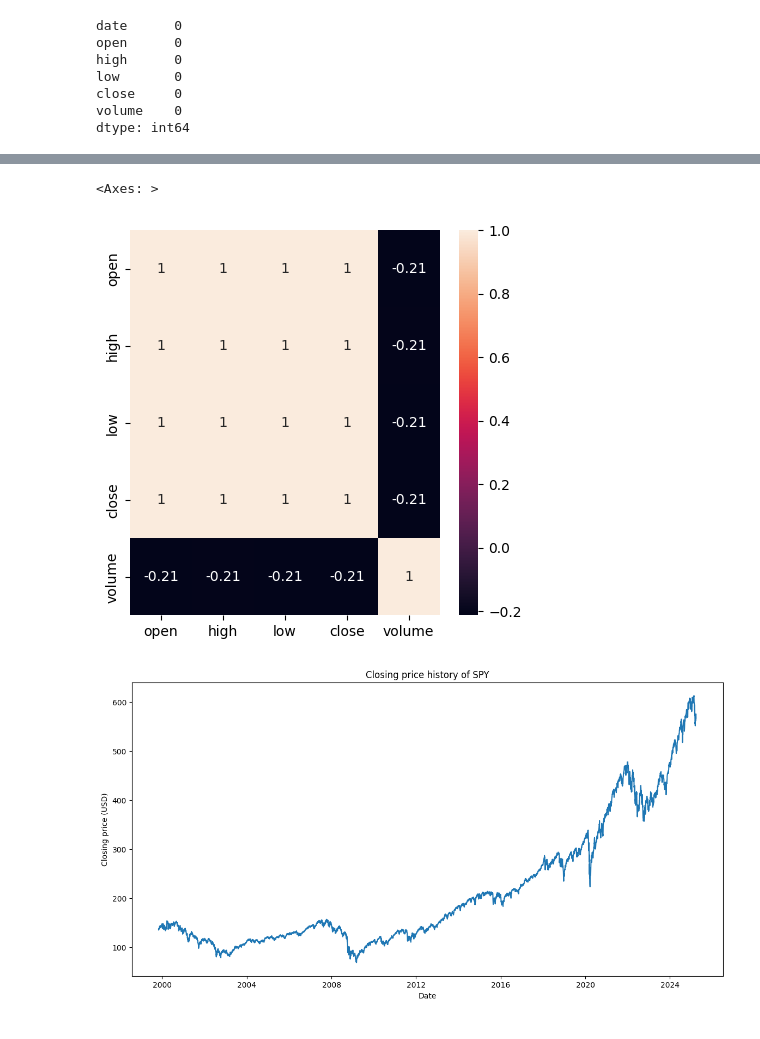
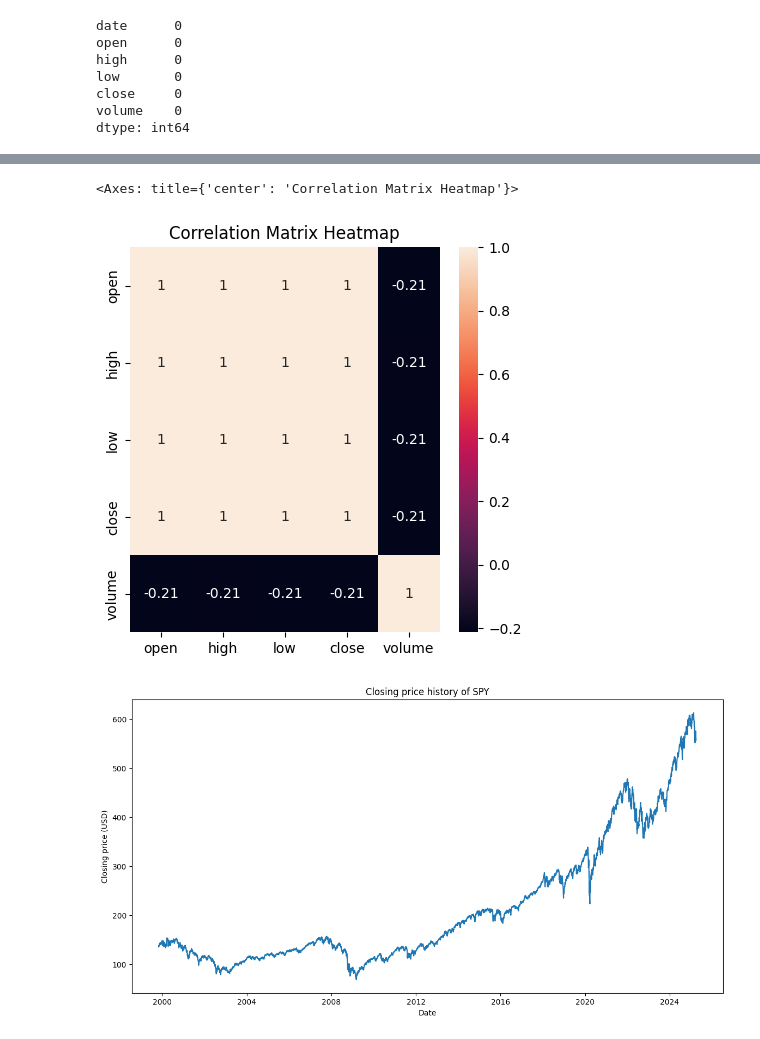
Before and after one commit to bytesbyt/ds_stock_market, a Jupyter notebook: stock_market_LSTM.ipynb, the cells around one changed output, grey strips where cells are left out. Cells and saved outputs as stored; diff of their text form; code cells hidden in the pictures.

```diff
--- a/stock_market_LSTM.ipynb
+++ b/stock_market_LSTM.ipynb
@@ -226,10 +221,11 @@ corr_matrix
 # %%
 # Visualize the correlation matrix
 plt.figure(figsize=(5,5))
+plt.title('Correlation Matrix Heatmap')
 sns.heatmap(corr_matrix, annot=True)
 # %% [output]
-<Axes: >
+<Axes: title={'center': 'Correlation Matrix Heatmap'}>
-[figure, old version]
+[figure, new version]
 # %%
 # Visualization of the closing price and the date
 plt.figure(figsize=(14,7))
```
Also changed, not shown: parts of 21 cells of this notebook, 3 other files.
